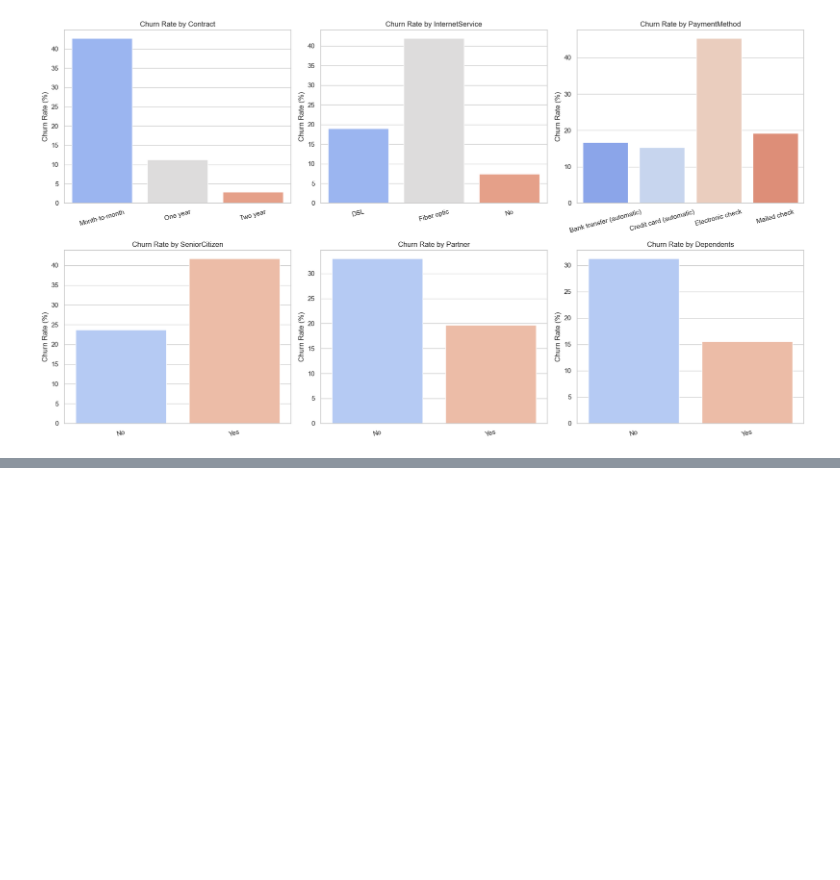
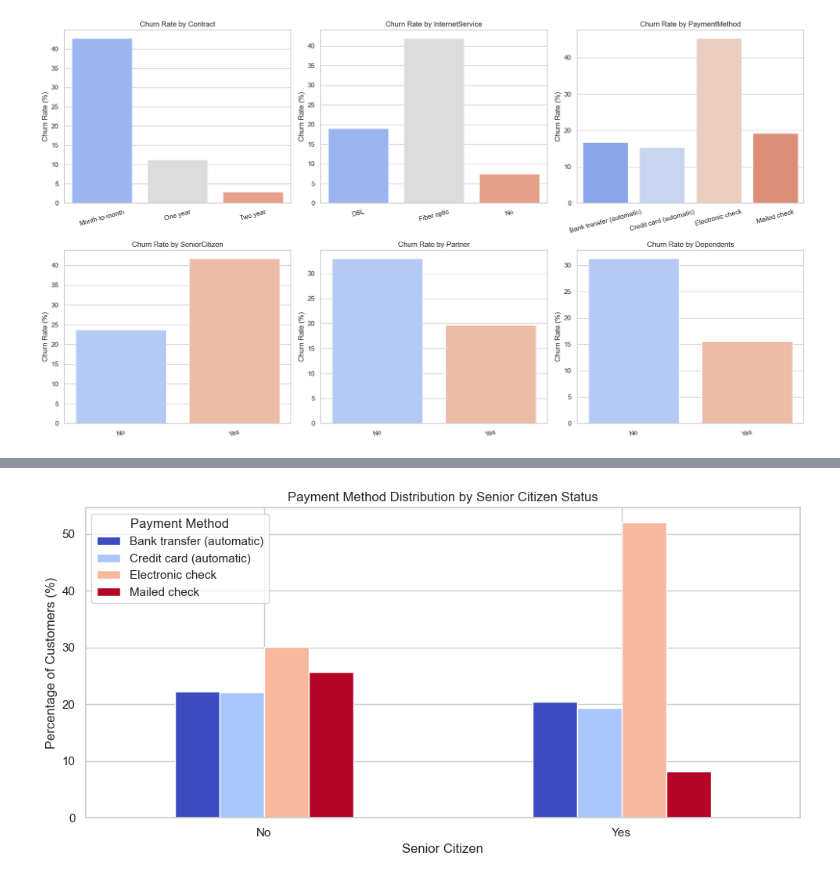
Before and after one commit to jpbombard/telco-churn-analysis, a Jupyter notebook: notebooks/churn_analysis.ipynb, the cells around one changed output, grey strips where cells are left out. Cells and saved outputs as stored; diff of their text form; code cells hidden in the pictures; blank space fills up the shorter version.

```diff
--- a/notebooks/churn_analysis.ipynb
+++ b/notebooks/churn_analysis.ipynb
@@ -185,0 +202,16 @@ plt.show()
+# %%
+# Senior Citizen vs Payment Method breakdown
+senior_payment = df.groupby(["SeniorCitizen", "PaymentMethod"]).size().unstack()
+senior_payment_pct = senior_payment.div(senior_payment.sum(axis=1), axis=0) * 100
+
+senior_payment_pct.plot(kind="bar", figsize=(10, 5), colormap="coolwarm", edgecolor="white")
+plt.title("Payment Method Distribution by Senior Citizen Status")
+plt.ylabel("Percentage of Customers (%)")
+plt.xlabel("Senior Citizen")
+plt.xticks(rotation=0)
+plt.legend(title="Payment Method")
+plt.tight_layout()
+plt.savefig("../data/senior_vs_payment.png", dpi=150, bbox_inches="tight")
+plt.show()
+# %% [output]
+[figure, added]
```
Also changed, not shown: parts of 9 cells of this notebook.
